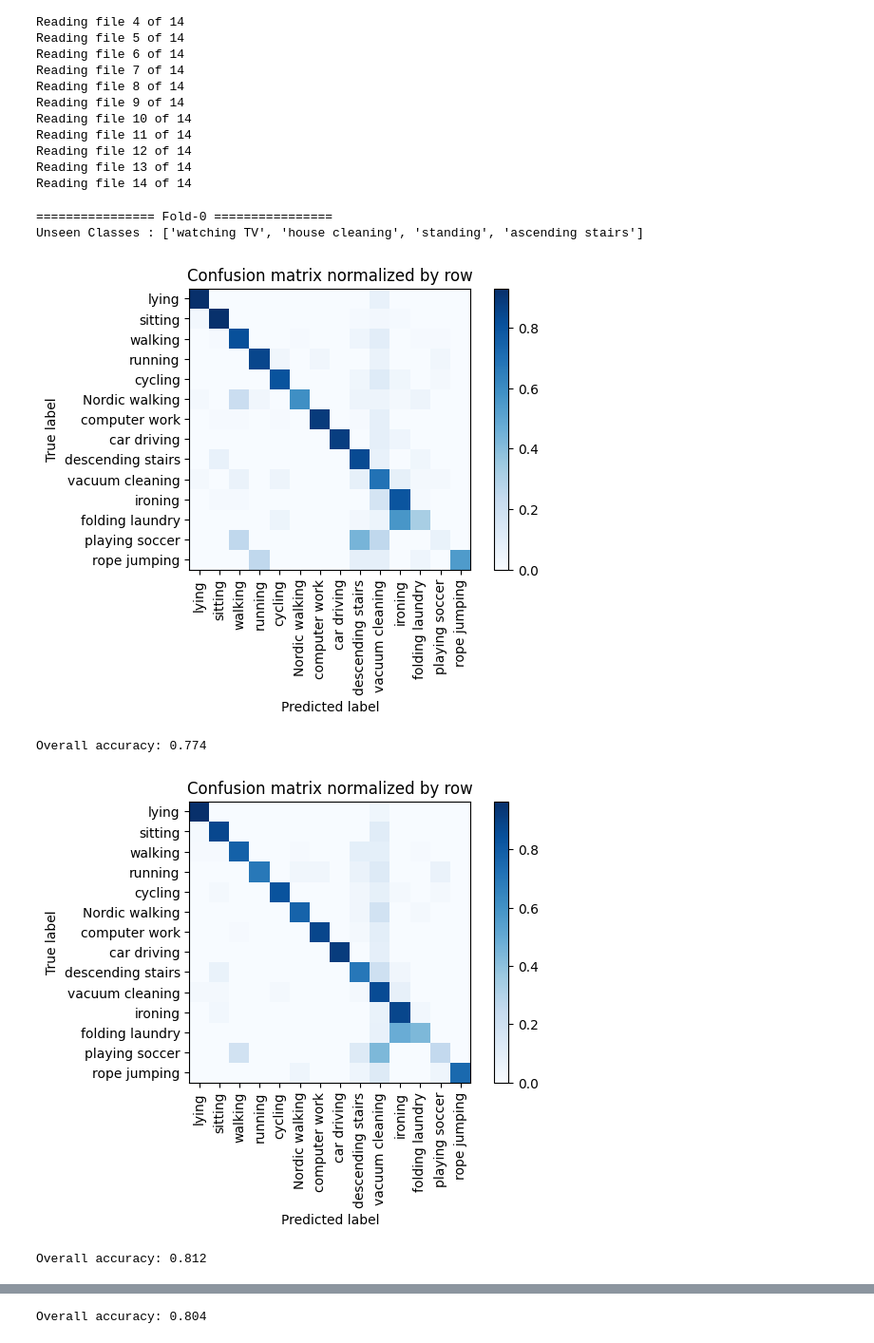
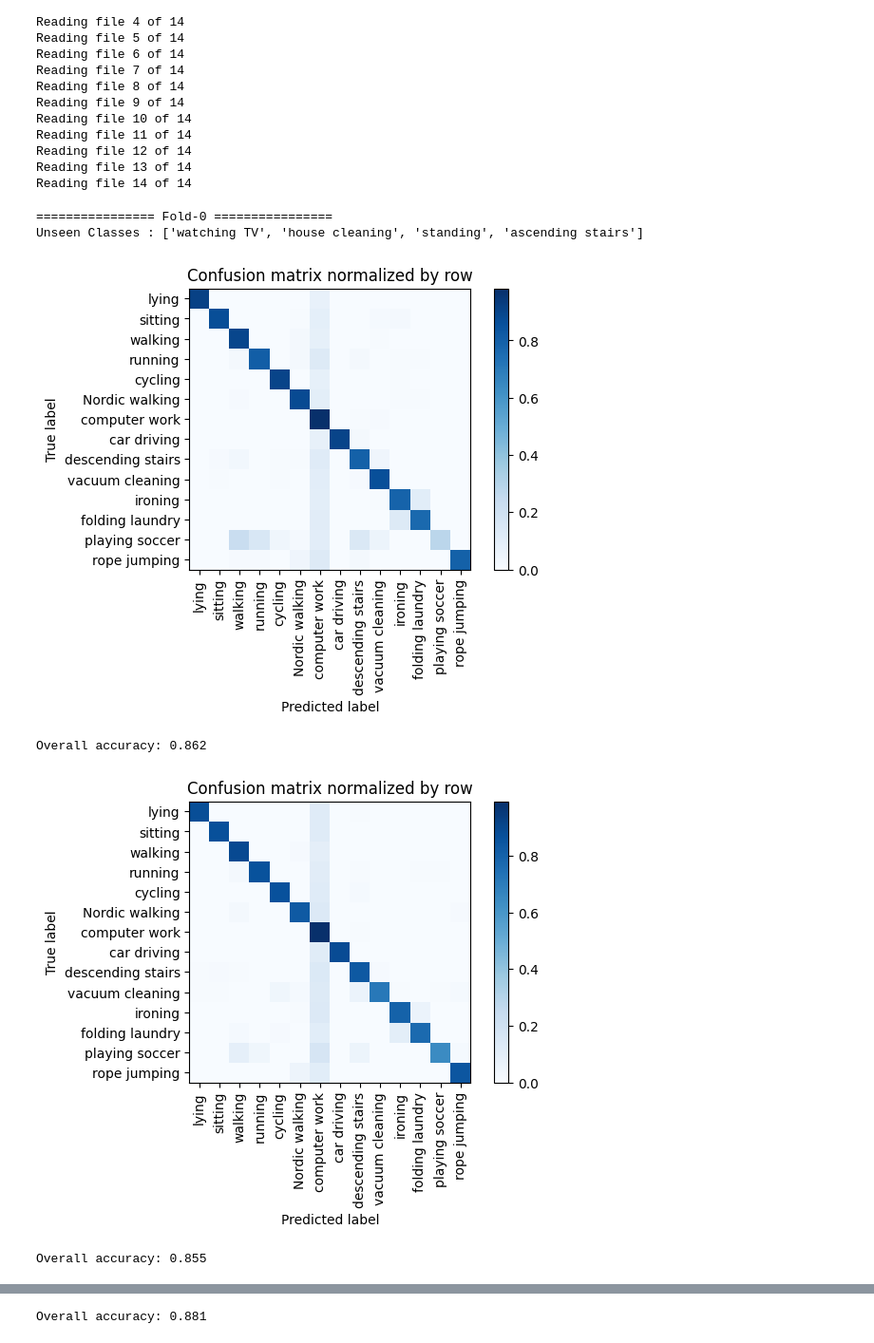
Before and after one commit to nipdep/HAR-ZSL-XAI, a Jupyter notebook: Benchmak-Model-6a.ipynb, the cells around one changed output, grey strips where cells are left out. Shown at 95% size. Cells and saved outputs as stored; diff of their text form; code cells hidden in the pictures.

```diff
--- a/Benchmak-Model-6a.ipynb
+++ b/Benchmak-Model-6a.ipynb
@@ -39,7 +39,7 @@ config = {
     "device": "gpu",
     "dataset": "PAMAP2",
     "Model": "RelativeGlobalAttention",
-    "sem-space": 'glove50-v1',
+    "sem-space": 'attr',
     # model training configs
     "include_attribute_loss": True,
     "semantic_size": 64,
@@ -125,9 +125,9 @@ def train_step1(model, dataloader, optimizer, loss_module, device, class_names,
             with torch.set_grad_enabled(phase == 'train'):
             # with autocast():
                 class_output, feat_output = model(X)
-                feat_loss = loss_module['feature'](class_output, targets.squeeze())
+                class_loss = loss_module['class'](class_output, targets.squeeze())
 
-            loss = feat_loss
+            loss = class_loss
 
             if phase == 'train':
                 loss.backward()
@@ -164,11 +164,12 @@ def eval_step1(model, dataloader, loss_module, device, class_names, target_feat_
             padding_masks = padding_masks.to(device)  # 0s: ignore
             # forward
             # track history if only in train
-            with torch.set_grad_enabled(False):
+            with torch.set_grad_enabled(phase == 'train'):
+            # with autocast():
                 class_output, feat_output = model(X)
-                feat_loss = loss_module['feature'](class_output, targets.squeeze())
-            # define composite loss function
-            loss = feat_loss
+                class_loss = loss_module['class'](class_output, targets.squeeze())
+
+            loss = class_loss
 
             # convert feature vector into action class
             # using cosine
@@ -232,6 +233,8 @@ elif st == 'word2vec-v1':
     fpath = './data/PAMAP2_Dataset/word2vec_features.npy'
 elif st == 'word2vec-v2':
     fpath = './data/PAMAP2_Dataset/word2vec_featureV2.npy'
+elif st == 'attr':
+    fpath = './data/PAMAP2_Dataset/attribute_ft.npy'
 
 feat_mat = np.load(fpath)
 n_actions, feat_size = feat_mat.shape
@@ -248,7 +251,7 @@ for i, cs in enumerate(fold_cls_ids):
     print("="*16, f'Fold-{i}', "="*16)
     print(f'Unseen Classes : {fold_classes[i]}')
     # separate seen/unseen and train/eval
-    data_dict = dataReader.generate(unseen_classes=cs, resampling=True, seen_ratio=config['seen_split'], unseen_ratio=config['unseen_split'], window_size=5.21, window_overlap=1, resample_freq=20)
+    data_dict = dataReader.generate(unseen_classes=cs, resampling=True, seen_ratio=config['seen_split'], unseen_ratio=config['unseen_split'], window_size=5.21, window_overlap=4.21, resample_freq=20)
     all_classes = dataReader.idToLabel
     seen_classes = data_dict['seen_classes']
     unseen_classes = data_dict['unseen_classes']
@@ -272,35 +275,35 @@ for i, cs in enumerate(fold_cls_ids):
     model.to(device)
     # define run parameters
     optimizer = Adam(model.parameters(), lr=config['lr'])
-    loss_module = {'feature': nn.CrossEntropyLoss(), 'attribute': AttributeLoss()}
+    loss_module = {'class': nn.CrossEntropyLoss(), 'feature': MSELoss()}
     best_acc = 0.0
     # train the model
     for epoch in tqdm(range(config['n_epochs']), desc='Training Epoch', leave=False):
         train_metrics = train_step1(model, train_dl, optimizer, loss_module, device, class_names=[all_classes[i] for i in seen_classes], phase='train', )
         eval_metrics = eval_step1(model, eval_dl, loss_module, device, class_names=[all_classes[i] for i in seen_classes],  target_feat_met=eval_dt.target_feat, phase='seen',  print_report=False)
         # print(f"EPOCH [{epoch}] TRAINING : {train_metrics}")
         # print(f"EPOCH [{epoch}] EVAL : {eval_metrics}")
         if eval_metrics['total_accuracy'] > best_acc:
             best_model = deepcopy(model.state_dict())
 
     if best_acc == 0.0:
         best_model = deepcopy(model.state_dict())
 
     # replace by best model
     model.load_state_dict(best_model)
 
     # run evaluation on unseen classes
     test_metrics = eval_step1(model, test_dl, loss_module, device, class_names=[all_classes[i] for i in unseen_classes],  target_feat_met=test_dt.target_feat, phase='unseen')
     fold_metric_scores.append(test_metrics)
     print(test_metrics)
     print("="*40)
 print("="*14, "Overall Unseen Classes Performance", "="*14)
 seen_score_df = pd.DataFrame.from_records(fold_metric_scores)
 seen_score_df.mean()
 # %% [output]
 ================ Fold-0 ================
 Unseen Classes : ['watching TV', 'house cleaning', 'standing', 'ascending stairs']
-[figure, old version]
+[figure, new version]
-Overall accuracy: 0.774
+Overall accuracy: 0.862
-[figure, old version]
+[figure, new version]
-Overall accuracy: 0.812
+Overall accuracy: 0.855
@@ -308 +311 @@ Overall accuracy: 0.812
-Overall accuracy: 0.804
+Overall accuracy: 0.881
```
Also changed, not shown: parts of 1 cell of this notebook, 2 other files.
